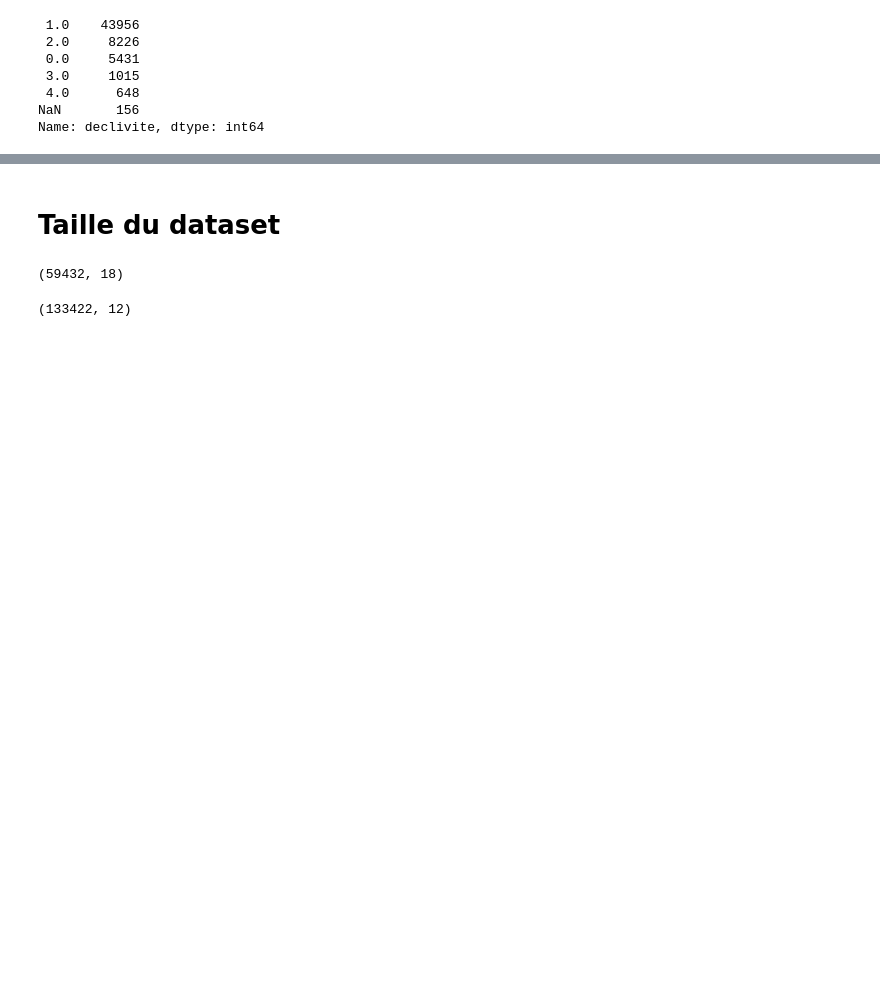
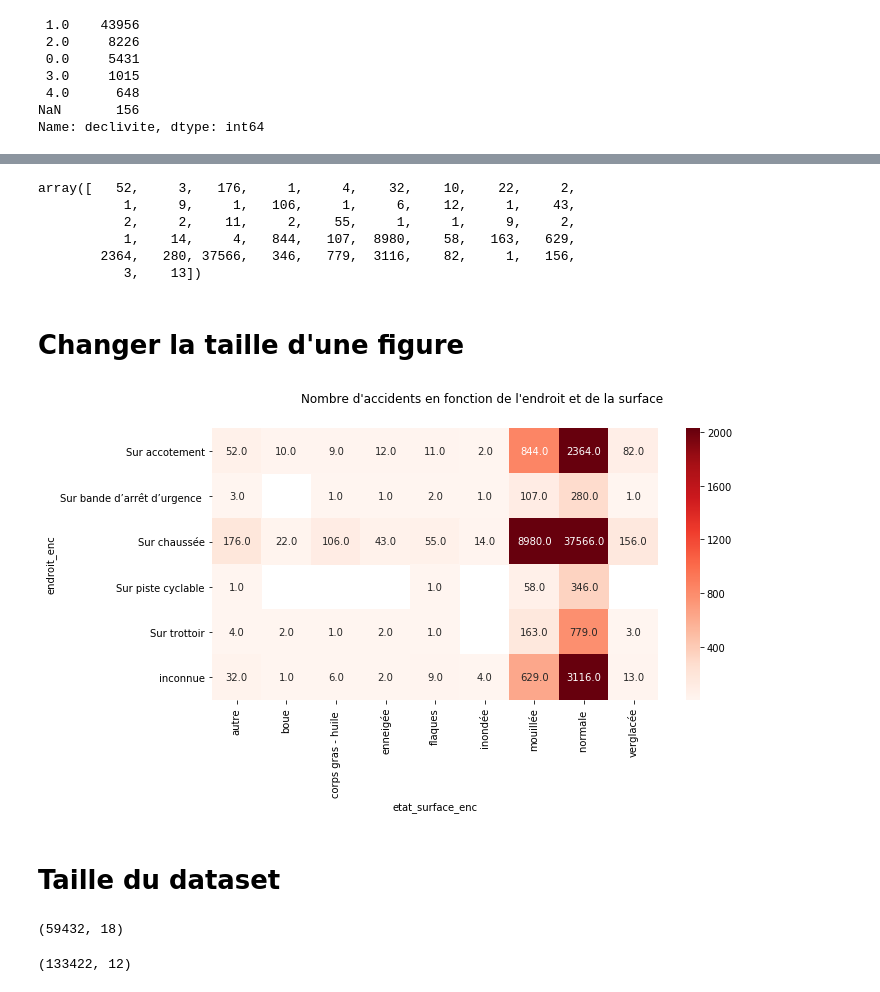
Before and after one commit to romainjouin/formation_python, a Jupyter notebook: ib02_accidents_corporels_de_la_circulation.ipynb, the cells around one changed output, grey strips where cells are left out. Drawn from its saved outputs; the diff is of its cells as text; code cells hidden in the pictures; blank space fills up the shorter version.

```diff
--- a/ib02_accidents_corporels_de_la_circulation.ipynb
+++ b/ib02_accidents_corporels_de_la_circulation.ipynb
@@ -240,0 +329,5 @@ Name: declivite, dtype: int64
+# %%
+tab = df.pivot_table(                      columns="etat_surface_enc",
+               index="endroit_enc",   values="Num_Acc",
+                                      aggfunc="count")
+tab
@@ -240,0 +343,17 @@ Name: declivite, dtype: int64
+# %%
+gp_count = df.groupby(["etat_surface_enc", "endroit_enc"])["Num_Acc"].count()
+# %%
+gp_count.values
+# %% [output]
+array([   52,     3,   176,     1,     4,    32,    10,    22,     2,
+           1,     9,     1,   106,     1,     6,    12,     1,    43,
+           2,     2,    11,     2,    55,     1,     1,     9,     2,
+           1,    14,     4,   844,   107,  8980,    58,   163,   629,
+        2364,   280, 37566,   346,   779,  3116,    82,     1,   156,
+           3,    13])
+# %%
+s = pd.Series(gp_count.values)
+# %%
+_n_eme_centile = s.quantile(0.93)
+# %% [markdown]
+# Changer la taille d'une figure
@@ -241,3 +362,11 @@ Name: declivite, dtype: int64
+# %%
+title = "Nombre d'accidents en fonction de l'endroit et de la surface"
+sns.heatmap(tab, vmax=_n_eme_centile, annot=True, fmt="", cmap="Reds")
+fig = plt.gcf()
+fig.set_size_inches(10,5)
+fig.suptitle(title);
+# %% [output]
+[figure, added]
 # %% [markdown]
 # Taille du dataset
 # %%
```
Also changed, not shown: parts of 22 cells of this notebook.
